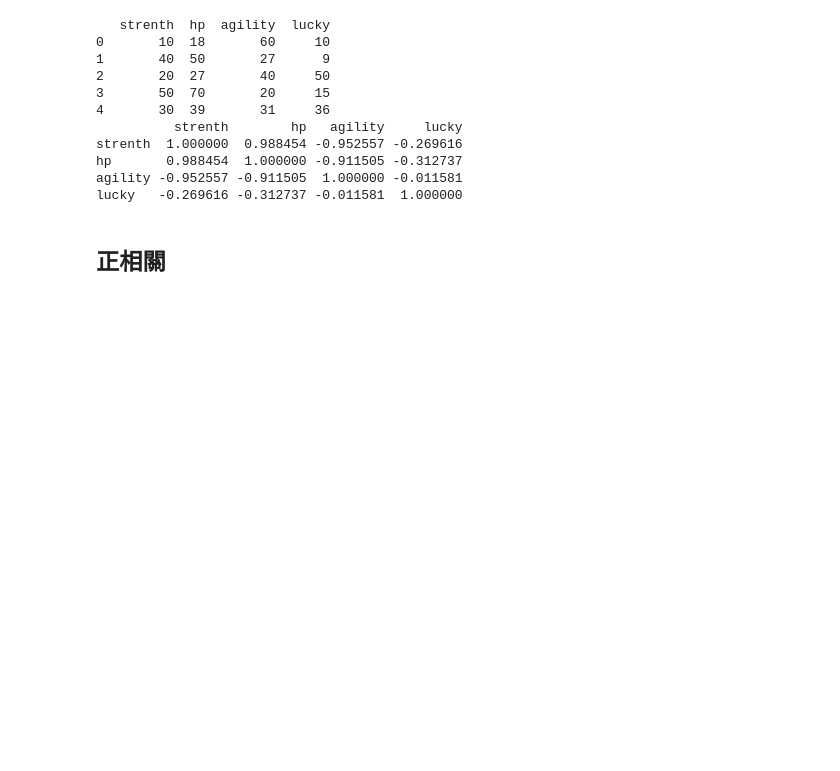
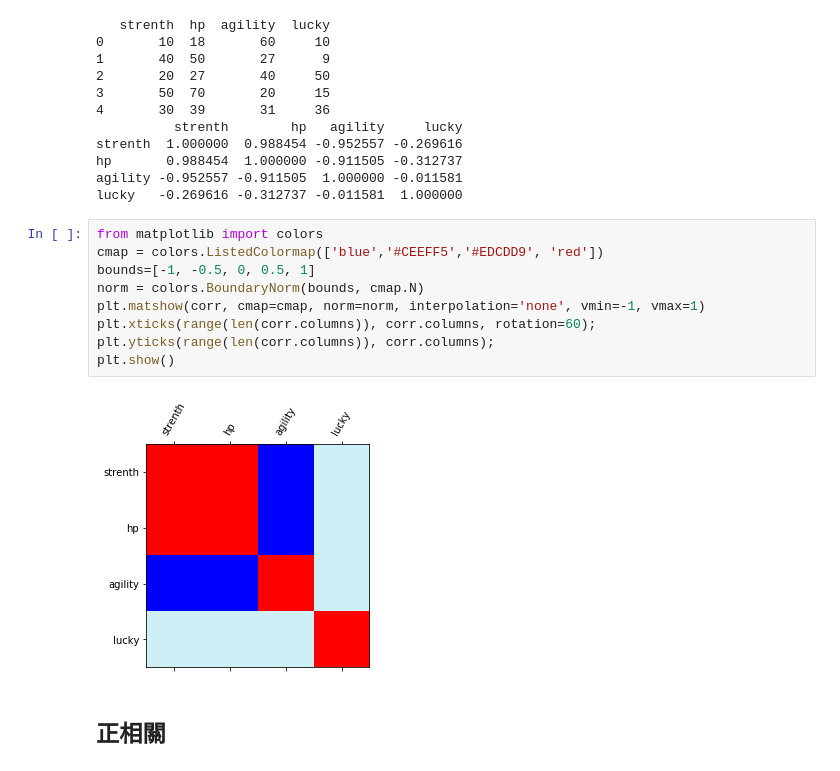
Before and after one commit to IanFan/ML100-Days_2, a Jupyter notebook: data_cleaning.ipynb, the cells around one changed output. Saved outputs shown, nothing was run; the diff lists cells and outputs as text; blank space fills up the shorter version.

```diff
--- a/data_cleaning.ipynb
+++ b/data_cleaning.ipynb
@@ -971,6 +971,17 @@ strenth  1.000000  0.988454 -0.952557 -0.269616
 hp       0.988454  1.000000 -0.911505 -0.312737
 agility -0.952557 -0.911505  1.000000 -0.011581
 lucky   -0.269616 -0.312737 -0.011581  1.000000
+# %%
+from matplotlib import colors
+cmap = colors.ListedColormap(['blue','#CEEFF5','#EDCDD9', 'red'])
+bounds=[-1, -0.5, 0, 0.5, 1]
+norm = colors.BoundaryNorm(bounds, cmap.N)
+plt.matshow(corr, cmap=cmap, norm=norm, interpolation='none', vmin=-1, vmax=1)
+plt.xticks(range(len(corr.columns)), corr.columns, rotation=60);
+plt.yticks(range(len(corr.columns)), corr.columns);
+plt.show()
+# %% [output]
+[figure, added]
 # %% [markdown]
 ## 正相關
 # %%
```
Also changed, not shown: 1 other file.
